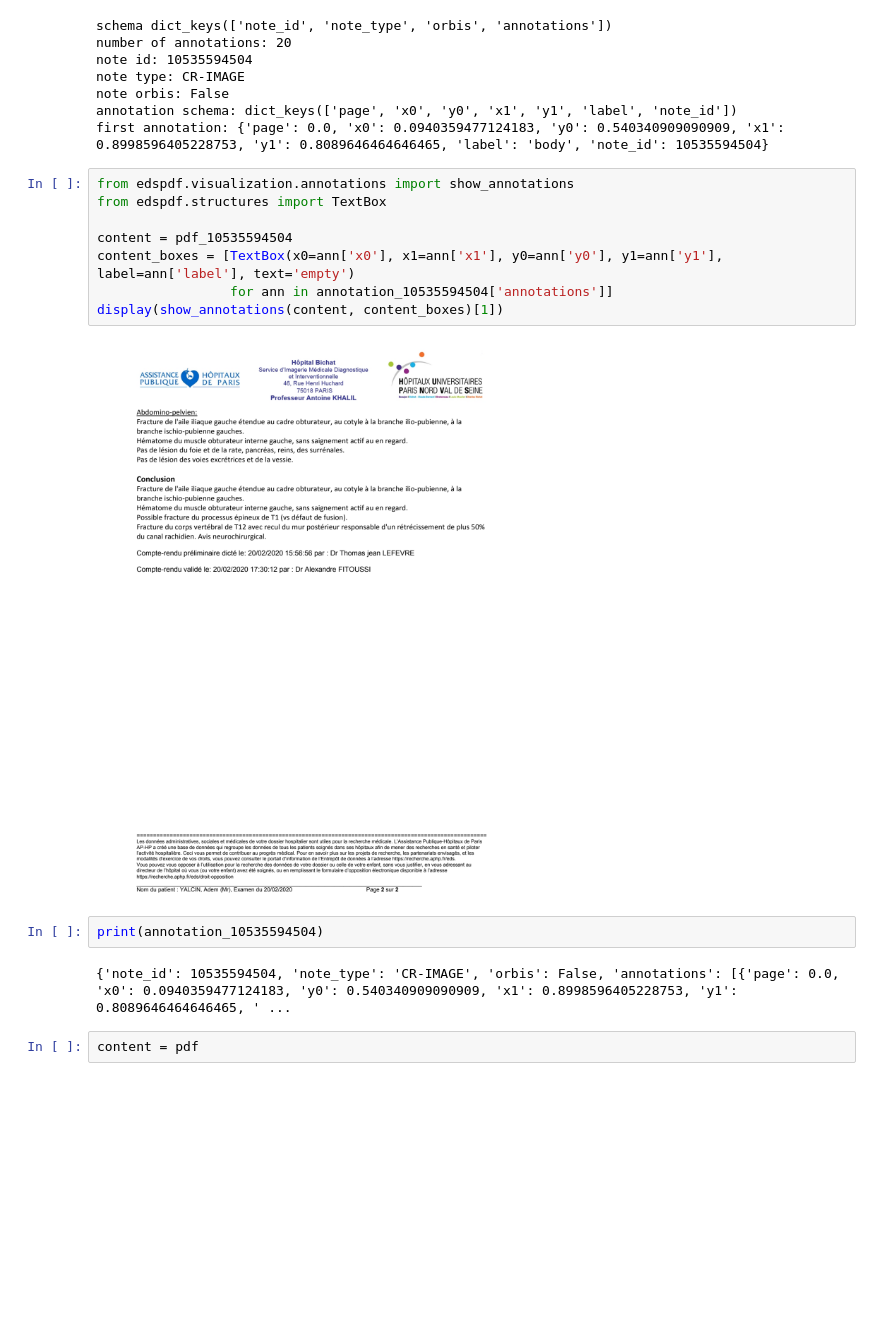
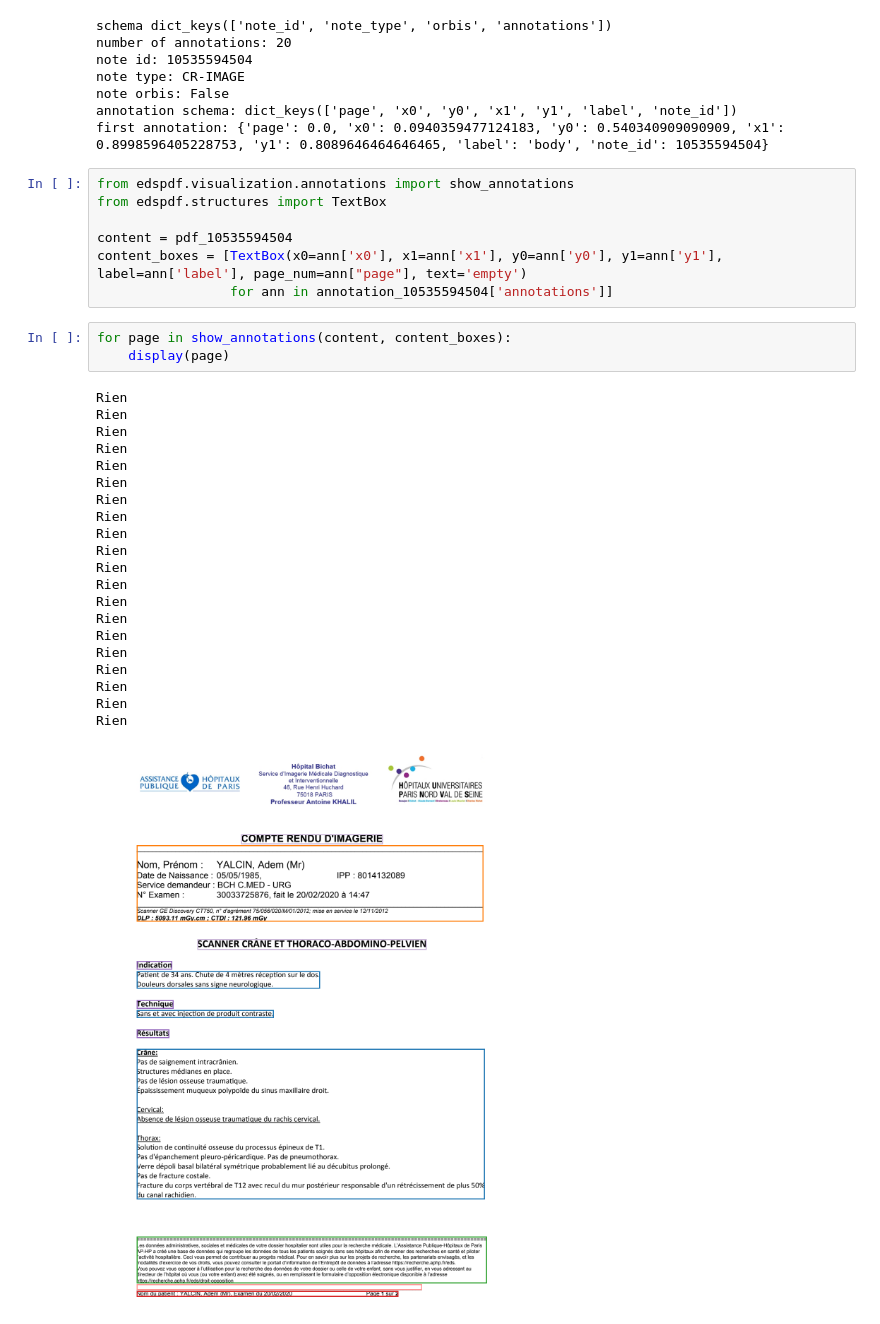
Before and after one commit to souleymane-mbaye/edspdf, a Jupyter notebook: notebooks/Untitled.ipynb, the cells around one changed output. Saved outputs shown, nothing was run; the diff lists cells and outputs as text; blank space fills up the shorter version.

```diff
--- a/notebooks/Untitled.ipynb
+++ b/notebooks/Untitled.ipynb
@@ -88,14 +88,30 @@ from edspdf.visualization.annotations import show_annotations
 from edspdf.structures import TextBox
 
 content = pdf_10535594504
-content_boxes = [TextBox(x0=ann['x0'], x1=ann['x1'], y0=ann['y0'], y1=ann['y1'], label=ann['label'], text='empty')
+content_boxes = [TextBox(x0=ann['x0'], x1=ann['x1'], y0=ann['y0'], y1=ann['y1'], label=ann['label'], page_num=ann["page"], text='empty')
                  for ann in annotation_10535594504['annotations']]
-display(show_annotations(content, content_boxes)[1])
-# %% [output]
-[figure, removed]
-# %%
-print(annotation_10535594504)
-# %% [output]
-{'note_id': 10535594504, 'note_type': 'CR-IMAGE', 'orbis': False, 'annotations': [{'page': 0.0, 'x0': 0.0940359477124183, 'y0': 0.540340909090909, 'x1': 0.8998596405228753, 'y1': 0.8089646464646465, ' ...
 # %%
-content = pdf
+for page in show_annotations(content, content_boxes):
+    display(page)
+# %% [output]
+Rien
+Rien
+Rien
+Rien
+Rien
+Rien
+Rien
+Rien
+Rien
+Rien
+Rien
+Rien
+Rien
+Rien
+Rien
+Rien
+Rien
+Rien
+Rien
+Rien
+[figure, added]
```
Also changed, not shown: parts of 1 cell of this notebook.
